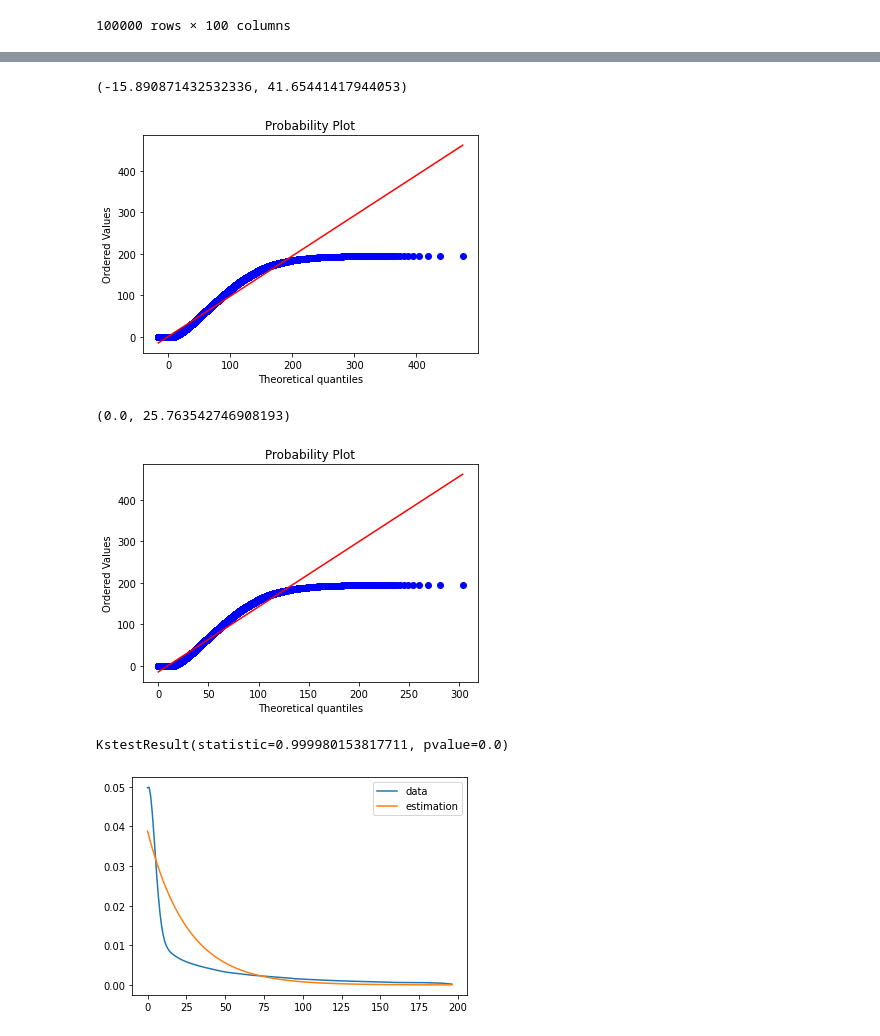
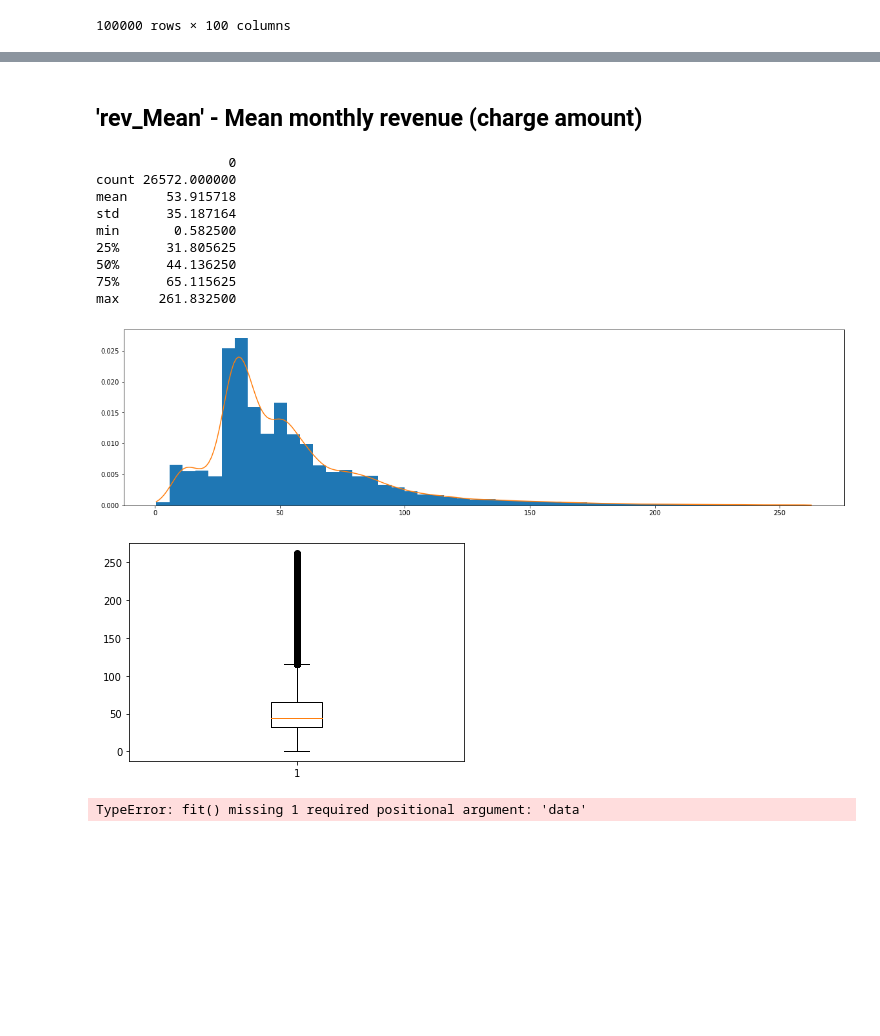
Before and after one commit to zuevmaxim/m-m2021, a Jupyter notebook: lab1.ipynb, the cells around one changed output, grey strips where cells are left out. Drawn from its saved outputs; the diff is of its cells as text; code cells hidden in the pictures; blank space fills up the shorter version.

```diff
--- a/lab1.ipynb
+++ b/lab1.ipynb
@@ -64,5 +67,5 @@ def find_distribution(d):
 # %%
-full_df = pd.read_csv('Telecom_customer.csv')
+full_df = pd.read_csv('telecom_customer.csv')
 full_df
 # %% [output]
 |  | rev_Mean | mou_Mean | totmrc_Mean | da_Mean | ovrmou_Mean | ovrrev_Mean | vceovr_Mean | datovr_Mean | ... |
@@ -134,0 +84,3 @@ find_distribution(d)
+# %%
+df = full_df.dropna()
+df.describe()
@@ -134,0 +98,9 @@ find_distribution(d)
+# %%
+def prepare_data(df: pd.DataFrame,
+                 feature: str,
+                 left_quanlile: float = 0.001,
+                 right_quanlile: float = 0.001) -> np.array:
+    data = df[feature].to_numpy()
+    data = trim1(data, left_quanlile, 'left')
+    data = trim1(data, right_quanlile, 'right')
+    return data
@@ -134,0 +117,14 @@ find_distribution(d)
+# %%
+def describe_data(data: np.array, bins=50):
+    print(pd.DataFrame(data).describe())
+
+    plt.figure(figsize = (20,5))
+    plt.hist(data, bins=bins, density=True)
+
+    kde = gaussian_kde(data)
+    tiks = np.arange(data.min(), data.max() + 1, 1)
+    plt.plot(tiks, kde(tiks))
+    plt.show()
+
+    plt.boxplot(data)
+    plt.show()
@@ -271,30 +232,20 @@ find_distribution(d)
-# %%
-from scipy.stats import expon
-
-dist = expon
-
-p = dist.fit(d, method='MM')
-print(p)
-probplot(d, plot=plt, dist=dist(*p))
-plt.show()
-
-p = dist.fit(d, method='MLE')
-print(p)
-probplot(d, plot=plt, dist=dist(*p))
-plt.show()
-
-print(kstest(d, dist(*p).pdf))
-
-kde = gaussian_kde(d)
-tiks = np.arange(d.min(), d.max() + 1, 1)
-plt.plot(tiks, kde(tiks), label='data')
-plt.plot(tiks, dist(*p).pdf(tiks), label='estimation')
-plt.legend()
-plt.show()
-# %% [output]
-(-15.890871432532336, 41.65441417944053)
-[figure, removed]
-(0.0, 25.763542746908193)
-[figure, removed]
-KstestResult(statistic=0.999980153817711, pvalue=0.0)
-[figure, removed]
+# %% [markdown]
+## 'rev_Mean' - Mean monthly revenue (charge amount)
+# %%
+data = prepare_data(df=df, feature='rev_Mean', left_quanlile = 0.0, right_quanlile = 0.005)
+# find_distribution(data)
+describe_data(data)
+describe_distribution(data, tri_modal_gen, bins=1000, params=[0.2, 10, 5, 0.6, 30, 5, 0.2, 50, 5])
+# %% [output]
+                 0
+count 26572.000000
+mean     53.915718
+std      35.187164
+min       0.582500
+25%      31.805625
+50%      44.136250
+75%      65.115625
+max     261.832500
+[figure, added]
+[figure, added]
+TypeError: fit() missing 1 required positional argument: 'data'
```
Also changed, not shown: parts of 25 cells of this notebook, 1 other file.
